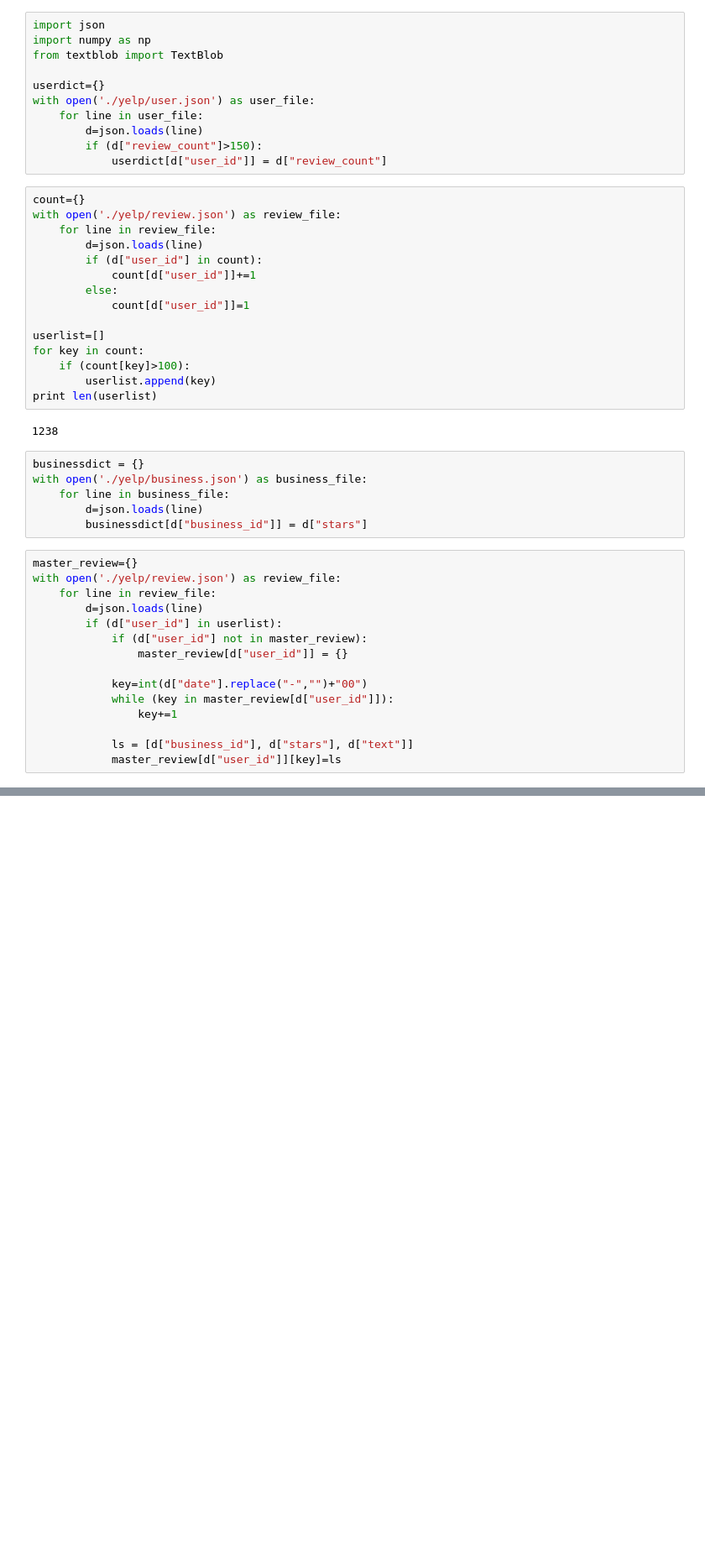
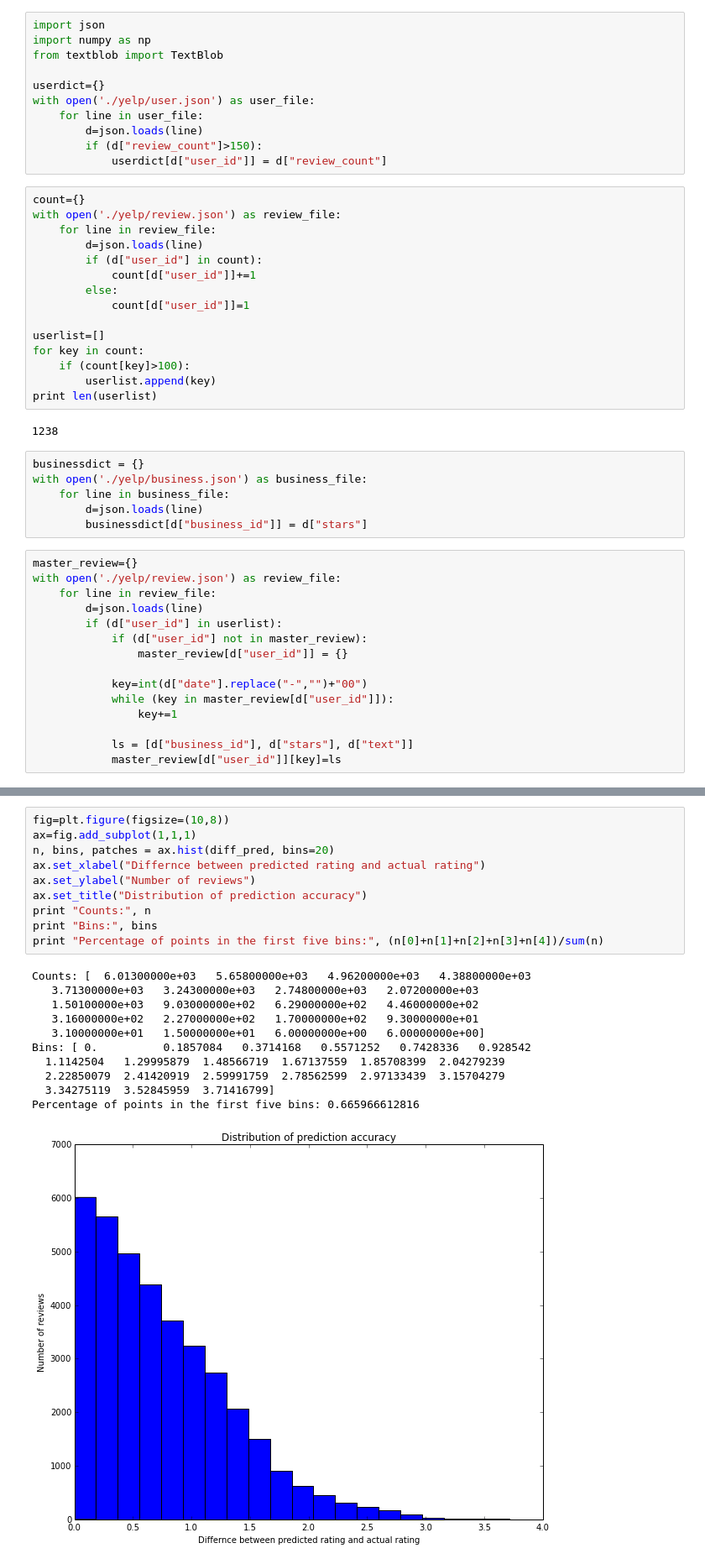
Before and after one commit to jingdai2014/introcm_data_analysis, a Jupyter notebook: assignment3.ipynb, the cells around one changed output, grey strips where cells are left out. Shown at 84% size. Drawn from its saved outputs; the diff is of its cells as text; blank space fills up the shorter version.

```diff
--- a/assignment3.ipynb
+++ b/assignment3.ipynb
@@ -195,0 +191,22 @@ plt.scatter(diff_n_stars, avg_diff)
+# %%
+fig=plt.figure(figsize=(10,8))
+ax=fig.add_subplot(1,1,1)
+n, bins, patches = ax.hist(diff_pred, bins=20)
+ax.set_xlabel("Differnce between predicted rating and actual rating")
+ax.set_ylabel("Number of reviews")
+ax.set_title("Distribution of prediction accuracy")
+print "Counts:", n
+print "Bins:", bins
+print "Percentage of points in the first five bins:", (n[0]+n[1]+n[2]+n[3]+n[4])/sum(n)
+# %% [output]
+Counts: [  6.01300000e+03   5.65800000e+03   4.96200000e+03   4.38800000e+03
+   3.71300000e+03   3.24300000e+03   2.74800000e+03   2.07200000e+03
+   1.50100000e+03   9.03000000e+02   6.29000000e+02   4.46000000e+02
+   3.16000000e+02   2.27000000e+02   1.70000000e+02   9.30000000e+01
+   3.10000000e+01   1.50000000e+01   6.00000000e+00   6.00000000e+00]
+Bins: [ 0.          0.1857084   0.3714168   0.5571252   0.7428336   0.928542
+  1.1142504   1.29995879  1.48566719  1.67137559  1.85708399  2.04279239
+  2.22850079  2.41420919  2.59991759  2.78562599  2.97133439  3.15704279
+  3.34275119  3.52845959  3.71416799]
+Percentage of points in the first five bins: 0.665966612816
+[figure, added]
```
Also changed, not shown: parts of 19 cells of this notebook.
